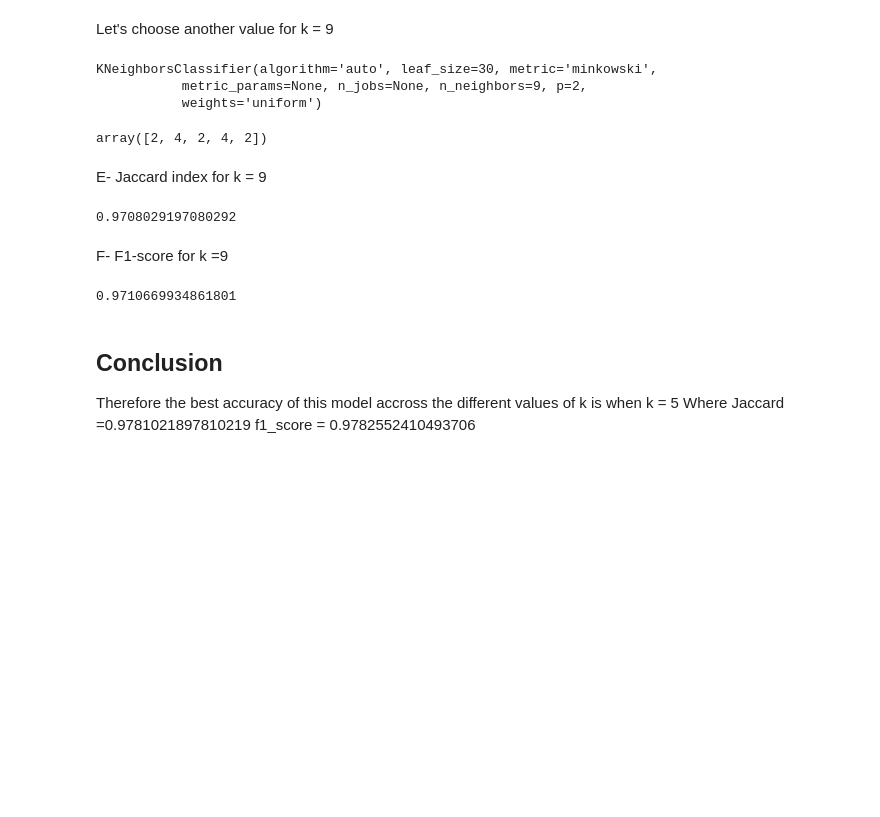
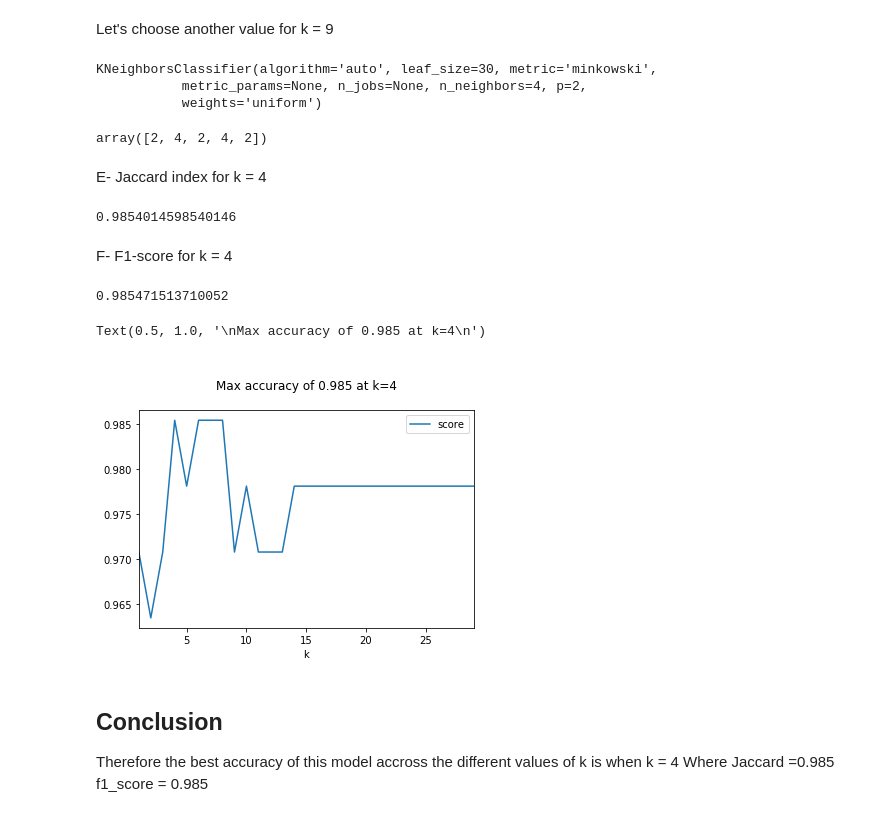
Before and after one commit to wissrepos/Cancer-Classifier, a Jupyter notebook: KNN-Cancer.ipynb, the cells around one changed output. Drawn from its saved outputs; the diff is of its cells as text; code cells hidden in the pictures; blank space fills up the shorter version.

```diff
--- a/KNN-Cancer.ipynb
+++ b/KNN-Cancer.ipynb
@@ -209,13 +209,13 @@ f1_score(y_test, yhat, average='weighted')
 # %% [markdown]
 Let's choose another value for k = 9
 # %%
-k = 9
+k = 4
 #Train Model and Predict
 neigh = KNeighborsClassifier(n_neighbors = k).fit(X_train,y_train)
 neigh
 # %% [output]
 KNeighborsClassifier(algorithm='auto', leaf_size=30, metric='minkowski',
-           metric_params=None, n_jobs=None, n_neighbors=9, p=2,
+           metric_params=None, n_jobs=None, n_neighbors=4, p=2,
            weights='uniform')
 # %%
 yhat = neigh.predict(X_test)
@@ -223,21 +223,52 @@ yhat[0:5]
 # %% [output]
 array([2, 4, 2, 4, 2])
 # %% [markdown]
-E- Jaccard index for k = 9
+E- Jaccard index for k = 4
 # %%
 from sklearn.metrics import jaccard_similarity_score
 jaccard_similarity_score(y_test, yhat)
 # %% [output]
-0.9708029197080292
+0.9854014598540146
 # %% [markdown]
-F- F1-score for k =9
+F- F1-score for k = 4
 # %%
 from sklearn.metrics import f1_score
 f1_score(y_test, yhat, average='weighted')
 # %% [output]
-0.9710669934861801
+0.985471513710052
+# %%
+def find_k(max_k):
+    scores = []
+    for k in range(1,max_k):
+        neigh = KNeighborsClassifier(n_neighbors = k)
+        neigh.fit(X_train,y_train)
+        yhat = neigh.predict(X_test)
+        score = sum(yhat == y_test)/len(y_test)
+        #score = metrics.accuracy_score(y_val, yhat) # same as above
+        scores.append(score)
+
+    k = np.linspace(1,max_k-1,max_k-1)
+    k = k.tolist()
+    return {'k': k, 'score': scores}
+# %%
+#Finding optimal k parameter
+k_max = 30
+scores = pd.DataFrame( find_k(k_max) )
+
+
+max_acc = scores['score'].max()
+optimal_k = scores[scores['score']==max_acc]['k'].values
+optimal_k = int(optimal_k[0])
+
+title = ('\nMax accuracy of {:4.3f} at k={}\n'.format( max_acc, optimal_k))
+
+ax = scores.plot(kind='line',x='k',y='score')
+ax.set_title(title)
+# %% [output]
+Text(0.5, 1.0, '\nMax accuracy of 0.985 at k=4\n')
+[figure, added]
 # %% [markdown]
 ## Conclusion
-Therefore the best accuracy of this model accross the different values of k is when k = 5
-Where Jaccard =0.9781021897810219
-        f1_score = 0.9782552410493706
+Therefore the best accuracy of this model accross the different values of k is when k = 4
+Where Jaccard =0.985
+        f1_score = 0.985
```
